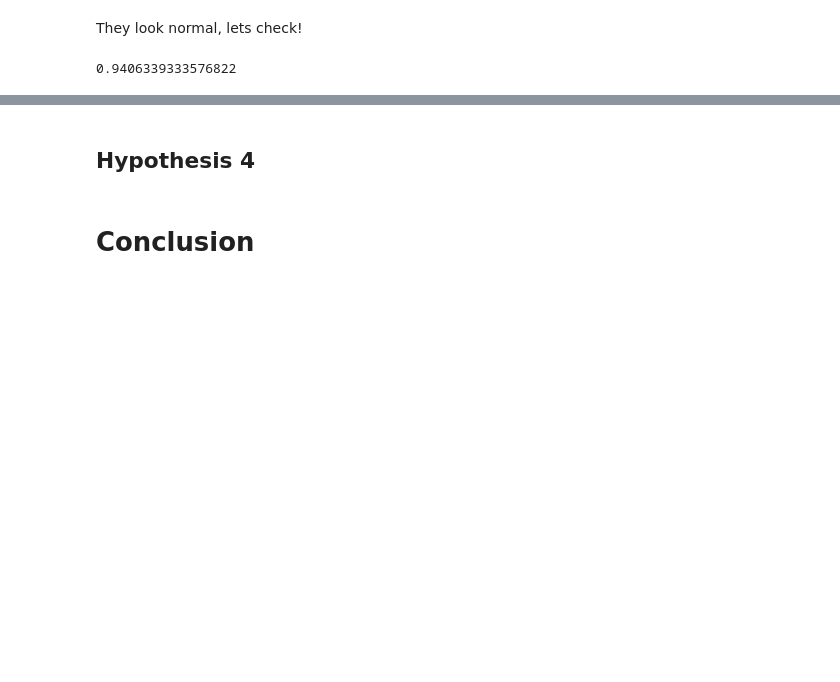
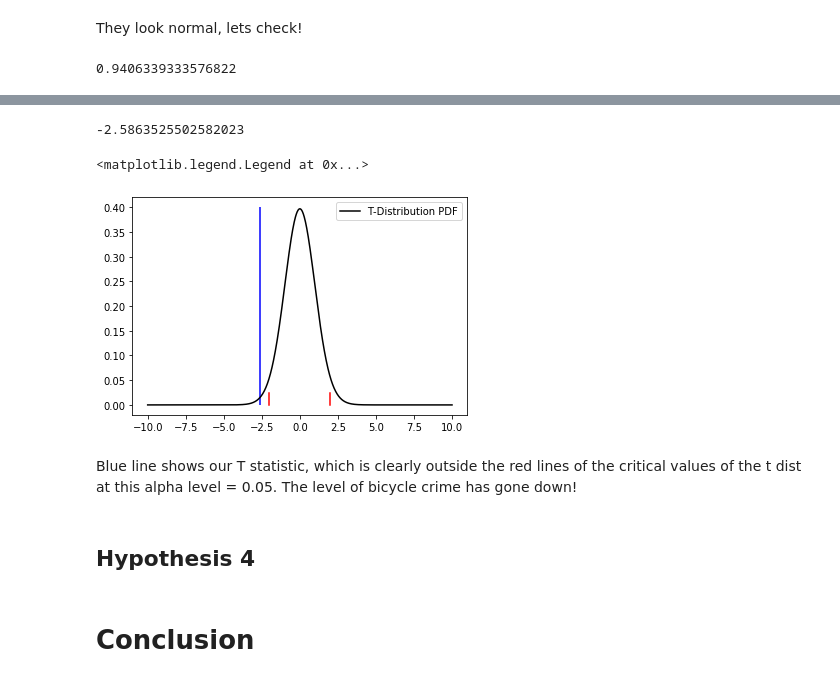
Before and after one commit to thomasribaroff/Mod3Project, a Jupyter notebook: Master Notebook.ipynb, the cells around one changed output, grey strips where cells are left out. Drawn from its saved outputs; the diff is of its cells as text; code cells hidden in the pictures; blank space fills up the shorter version.

```diff
--- a/Master Notebook.ipynb
+++ b/Master Notebook.ipynb
@@ -417,3 +417,37 @@ s2 = np.std(bicycle_theft2)
+# %%
+#standard error of the difference in sample means
+se = ((s1**2/len(bicycle_theft1))+(s2**2/len(bicycle_theft2)))**0.5
+# %%
+#t statistic
+t_stat = x1-x2/se
+t_stat
+# %% [output]
+-2.5863525502582023
+# %%
+import scipy.stats as st
+
+dof = len(bicycle_theft1)-1 + len(bicycle_theft2)-1
+alpha = 0.05
+ntails = 2
+
+t_crit = abs(st.t.ppf(alpha/ntails, dof))
+
+plt.figure()
+xs = np.linspace(-10,10,1000)
+plt.plot(xs, st.t.pdf(xs,dof), 'k', label="T-Distribution PDF")
+
+crit_line = np.linspace(0,alpha/ntails)
+xs_1 = len(crit_line) * [-t_crit]
+xs_2 = len(crit_line) * [t_crit]
+plt.plot(xs_1, crit_line,'r')
+plt.plot(xs_2, crit_line,'r')
+plt.vlines(x=t_stat, ymin = 0, ymax = 0.4, colors='blue')
+plt.legend()
+# %% [output]
+<matplotlib.legend.Legend at 0x...>
+[figure, added]
+# %% [markdown]
+Blue line shows our T statistic, which is clearly outside the red lines of the critical values of the t dist at this alpha level = 0.05. The level of bicycle crime has gone down!
 # %% [markdown]
 ## Hypothesis 4
 # %% [markdown]
```
Also changed, not shown: parts of 3 cells of this notebook.
